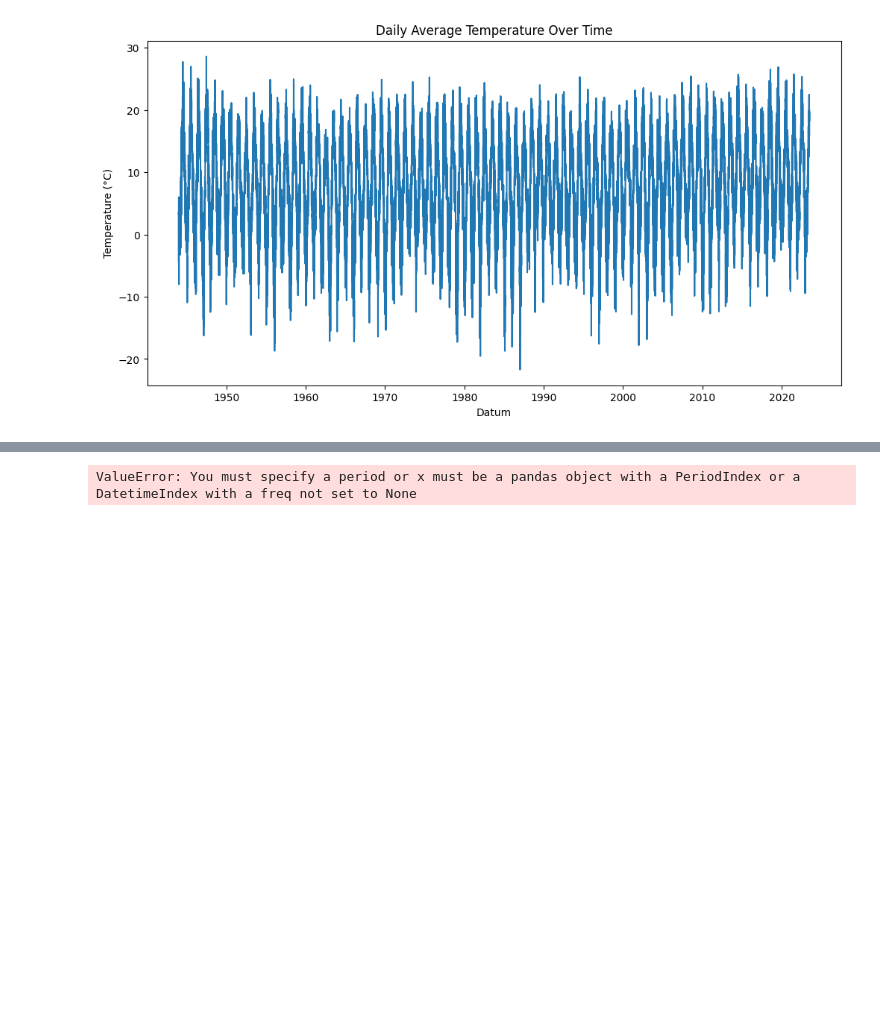
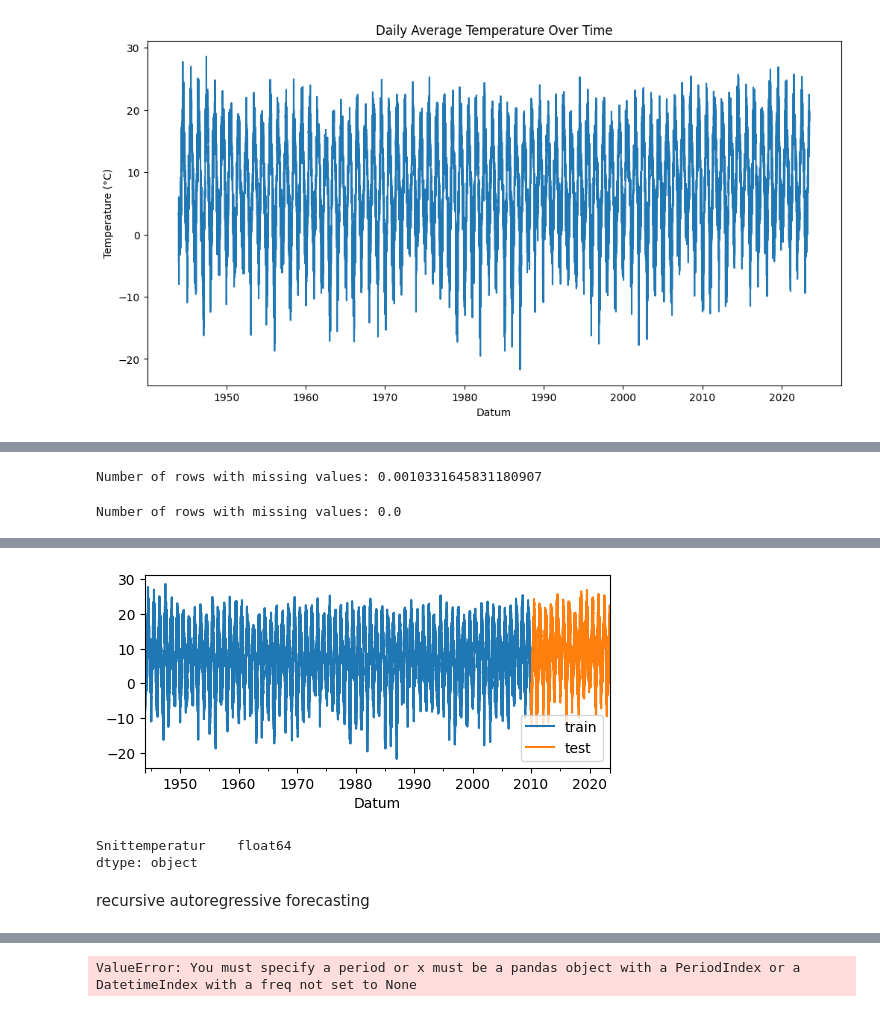
Before and after one commit to msteele919/projectwork, a Jupyter notebook: brainstorming/temp_prediktion/temp_pred_save.ipynb, the cells around one changed output, grey strips where cells are left out. Drawn from its saved outputs; the diff is of its cells as text; code cells hidden in the pictures; blank space fills up the shorter version.

```diff
--- a/brainstorming/temp_prediktion/temp_pred_save.ipynb
+++ b/brainstorming/temp_prediktion/temp_pred_save.ipynb
@@ -192,0 +216,6 @@ plt.show()
+# %%
+# set datum as index , drop year column
+df_s = df_s.set_index('Datum')
+df_s = df_s.drop("Year", axis = 1)
+
+df_s
@@ -192,0 +237,34 @@ plt.show()
+# %%
+# set frequency to to daily data
+df_s = df_s.asfreq('D')
+df_s = df_s.sort_index()
+# %%
+# check for missing values, as time series won't work with missing values
+print(f'Number of rows with missing values: {df_s.isnull().any(axis=1).mean()}')
+# %% [output]
+Number of rows with missing values: 0.0010331645831180907
+# %%
+# temporarily fill the gaps with the mean temp for the entire data set, until mean values for that month are inserted in.
+snitt_temp = df_s['Snittemperatur'].mean()
+df_s['Snittemperatur'] = df_s['Snittemperatur'].fillna(snitt_temp)
+# %%
+print(f'Number of rows with missing values: {df_s.isnull().any(axis=1).mean()}')
+# %% [output]
+Number of rows with missing values: 0.0
+# %%
+# split training and test data, with cut off at year, 2010
+
+cutoff_date = '2010-01-01'
+data_train = df_s[df_s.index < cutoff_date]
+data_test = df_s[df_s.index >= cutoff_date]
+
+
+print(f"Train dates : {data_train.index.min()} --- {data_train.index.max()}  (n={len(data_train)})")
+print(f"Test dates  : {data_test.index.min()} --- {data_test.index.max()}  (n={len(data_test)})")
+
+fig, ax = plt.subplots(figsize=(6, 2.5))
+data_train['Snittemperatur'].plot(ax=ax, label='train')
+data_test['Snittemperatur'].plot(ax=ax, label='test')
+ax.legend()
+plt.show()
+# %% [output]
@@ -192,0 +273,8 @@ plt.show()
+[figure, added]
+# %%
+data_train.dtypes
+# %% [output]
+Snittemperatur    float64
+dtype: object
+# %% [markdown]
+recursive autoregressive forecasting
```
Also changed, not shown: parts of 24 cells of this notebook.
